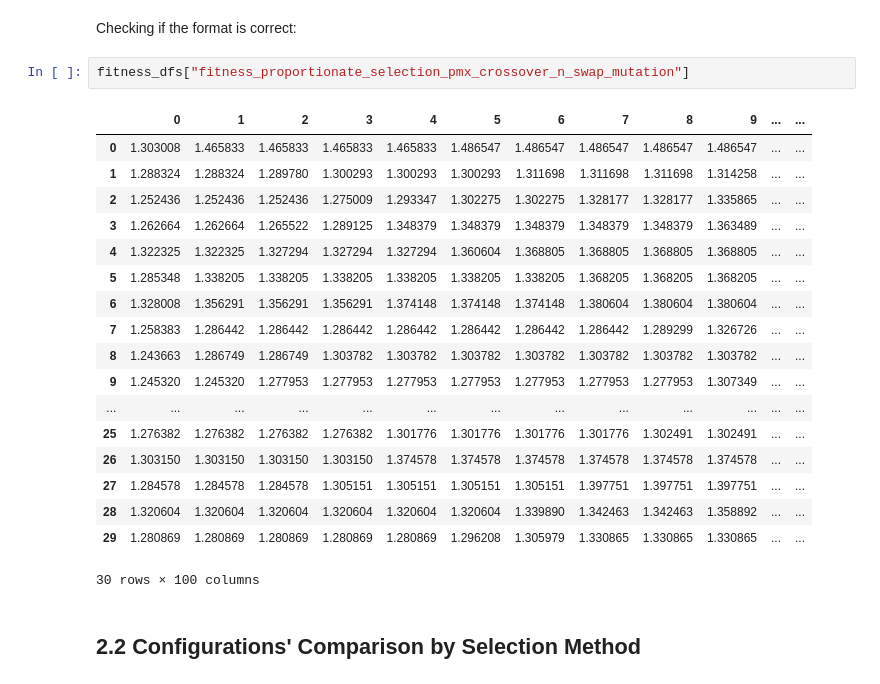
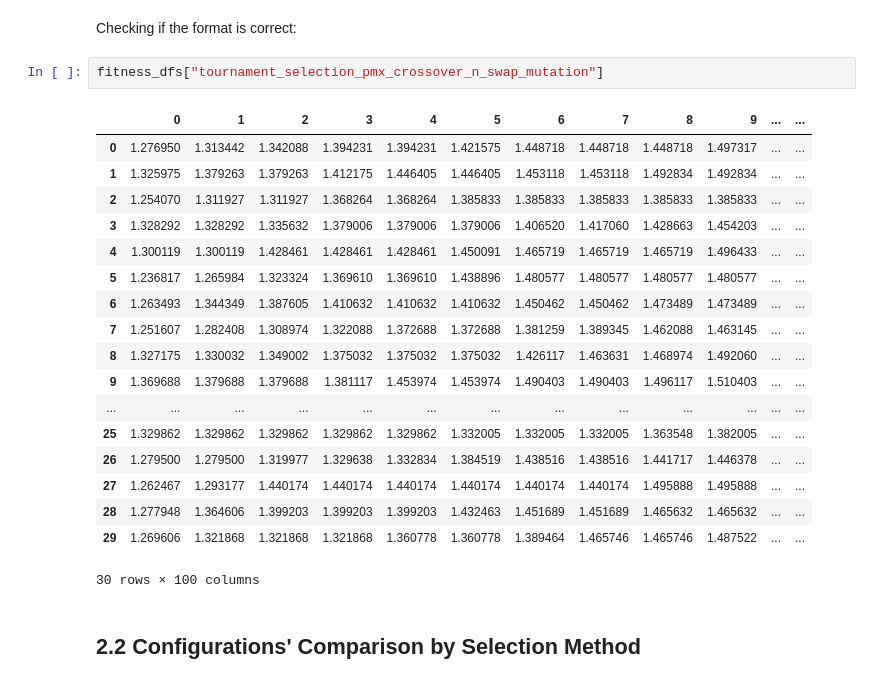
Before and after one commit to mgalao/computational-intelligence-for-optimization-project, a Jupyter notebook: notebooks_and_results/results_analysis.ipynb, the cells around one changed output. Cells and saved outputs as stored; diff of their text form.

```diff
--- a/notebooks_and_results/results_analysis.ipynb
+++ b/notebooks_and_results/results_analysis.ipynb
@@ -70,25 +70,25 @@ tournament_selection_pmx_crossover_scramble_mutation
 # %% [markdown]
 Checking if the format is correct:
 # %%
-fitness_dfs["fitness_proportionate_selection_pmx_crossover_n_swap_mutation"]
+fitness_dfs["tournament_selection_pmx_crossover_n_swap_mutation"]
 # %% [output]
 |  | 0 | 1 | 2 | 3 | 4 | 5 | 6 | 7 | 8 | 9 | ... | ... |
-| 0 | 1.303008 | 1.465833 | 1.465833 | 1.465833 | 1.465833 | 1.486547 | 1.486547 | 1.486547 | 1.486547 | 1.486547 | ... | ... |
-| 1 | 1.288324 | 1.288324 | 1.289780 | 1.300293 | 1.300293 | 1.300293 | 1.311698 | 1.311698 | 1.311698 | 1.314258 | ... | ... |
-| 2 | 1.252436 | 1.252436 | 1.252436 | 1.275009 | 1.293347 | 1.302275 | 1.302275 | 1.328177 | 1.328177 | 1.335865 | ... | ... |
-| 3 | 1.262664 | 1.262664 | 1.265522 | 1.289125 | 1.348379 | 1.348379 | 1.348379 | 1.348379 | 1.348379 | 1.363489 | ... | ... |
-| 4 | 1.322325 | 1.322325 | 1.327294 | 1.327294 | 1.327294 | 1.360604 | 1.368805 | 1.368805 | 1.368805 | 1.368805 | ... | ... |
-| 5 | 1.285348 | 1.338205 | 1.338205 | 1.338205 | 1.338205 | 1.338205 | 1.338205 | 1.368205 | 1.368205 | 1.368205 | ... | ... |
-| 6 | 1.328008 | 1.356291 | 1.356291 | 1.356291 | 1.374148 | 1.374148 | 1.374148 | 1.380604 | 1.380604 | 1.380604 | ... | ... |
-| 7 | 1.258383 | 1.286442 | 1.286442 | 1.286442 | 1.286442 | 1.286442 | 1.286442 | 1.286442 | 1.289299 | 1.326726 | ... | ... |
-| 8 | 1.243663 | 1.286749 | 1.286749 | 1.303782 | 1.303782 | 1.303782 | 1.303782 | 1.303782 | 1.303782 | 1.303782 | ... | ... |
-| 9 | 1.245320 | 1.245320 | 1.277953 | 1.277953 | 1.277953 | 1.277953 | 1.277953 | 1.277953 | 1.277953 | 1.307349 | ... | ... |
+| 0 | 1.276950 | 1.313442 | 1.342088 | 1.394231 | 1.394231 | 1.421575 | 1.448718 | 1.448718 | 1.448718 | 1.497317 | ... | ... |
+| 1 | 1.325975 | 1.379263 | 1.379263 | 1.412175 | 1.446405 | 1.446405 | 1.453118 | 1.453118 | 1.492834 | 1.492834 | ... | ... |
+| 2 | 1.254070 | 1.311927 | 1.311927 | 1.368264 | 1.368264 | 1.385833 | 1.385833 | 1.385833 | 1.385833 | 1.385833 | ... | ... |
+| 3 | 1.328292 | 1.328292 | 1.335632 | 1.379006 | 1.379006 | 1.379006 | 1.406520 | 1.417060 | 1.428663 | 1.454203 | ... | ... |
+| 4 | 1.300119 | 1.300119 | 1.428461 | 1.428461 | 1.428461 | 1.450091 | 1.465719 | 1.465719 | 1.465719 | 1.496433 | ... | ... |
+| 5 | 1.236817 | 1.265984 | 1.323324 | 1.369610 | 1.369610 | 1.438896 | 1.480577 | 1.480577 | 1.480577 | 1.480577 | ... | ... |
+| 6 | 1.263493 | 1.344349 | 1.387605 | 1.410632 | 1.410632 | 1.410632 | 1.450462 | 1.450462 | 1.473489 | 1.473489 | ... | ... |
+| 7 | 1.251607 | 1.282408 | 1.308974 | 1.322088 | 1.372688 | 1.372688 | 1.381259 | 1.389345 | 1.462088 | 1.463145 | ... | ... |
+| 8 | 1.327175 | 1.330032 | 1.349002 | 1.375032 | 1.375032 | 1.375032 | 1.426117 | 1.463631 | 1.468974 | 1.492060 | ... | ... |
+| 9 | 1.369688 | 1.379688 | 1.379688 | 1.381117 | 1.453974 | 1.453974 | 1.490403 | 1.490403 | 1.496117 | 1.510403 | ... | ... |
 | ... | ... | ... | ... | ... | ... | ... | ... | ... | ... | ... | ... | ... |
-| 25 | 1.276382 | 1.276382 | 1.276382 | 1.276382 | 1.301776 | 1.301776 | 1.301776 | 1.301776 | 1.302491 | 1.302491 | ... | ... |
-| 26 | 1.303150 | 1.303150 | 1.303150 | 1.303150 | 1.374578 | 1.374578 | 1.374578 | 1.374578 | 1.374578 | 1.374578 | ... | ... |
-| 27 | 1.284578 | 1.284578 | 1.284578 | 1.305151 | 1.305151 | 1.305151 | 1.305151 | 1.397751 | 1.397751 | 1.397751 | ... | ... |
-| 28 | 1.320604 | 1.320604 | 1.320604 | 1.320604 | 1.320604 | 1.320604 | 1.339890 | 1.342463 | 1.342463 | 1.358892 | ... | ... |
-| 29 | 1.280869 | 1.280869 | 1.280869 | 1.280869 | 1.280869 | 1.296208 | 1.305979 | 1.330865 | 1.330865 | 1.330865 | ... | ... |
+| 25 | 1.329862 | 1.329862 | 1.329862 | 1.329862 | 1.329862 | 1.332005 | 1.332005 | 1.332005 | 1.363548 | 1.382005 | ... | ... |
+| 26 | 1.279500 | 1.279500 | 1.319977 | 1.329638 | 1.332834 | 1.384519 | 1.438516 | 1.438516 | 1.441717 | 1.446378 | ... | ... |
+| 27 | 1.262467 | 1.293177 | 1.440174 | 1.440174 | 1.440174 | 1.440174 | 1.440174 | 1.440174 | 1.495888 | 1.495888 | ... | ... |
+| 28 | 1.277948 | 1.364606 | 1.399203 | 1.399203 | 1.399203 | 1.432463 | 1.451689 | 1.451689 | 1.465632 | 1.465632 | ... | ... |
+| 29 | 1.269606 | 1.321868 | 1.321868 | 1.321868 | 1.360778 | 1.360778 | 1.389464 | 1.465746 | 1.465746 | 1.487522 | ... | ... |
 30 rows × 100 columns
 # %% [markdown]
 ## **2.2** Configurations' Comparison by Selection Method
```
Also changed, not shown: parts of 6 cells of this notebook, 1 other file.
